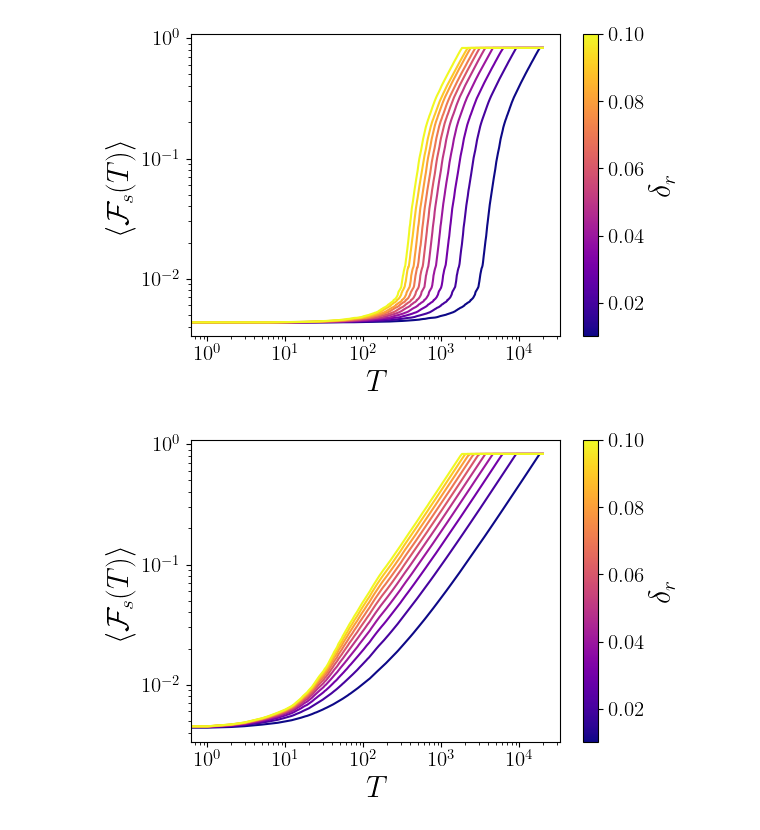
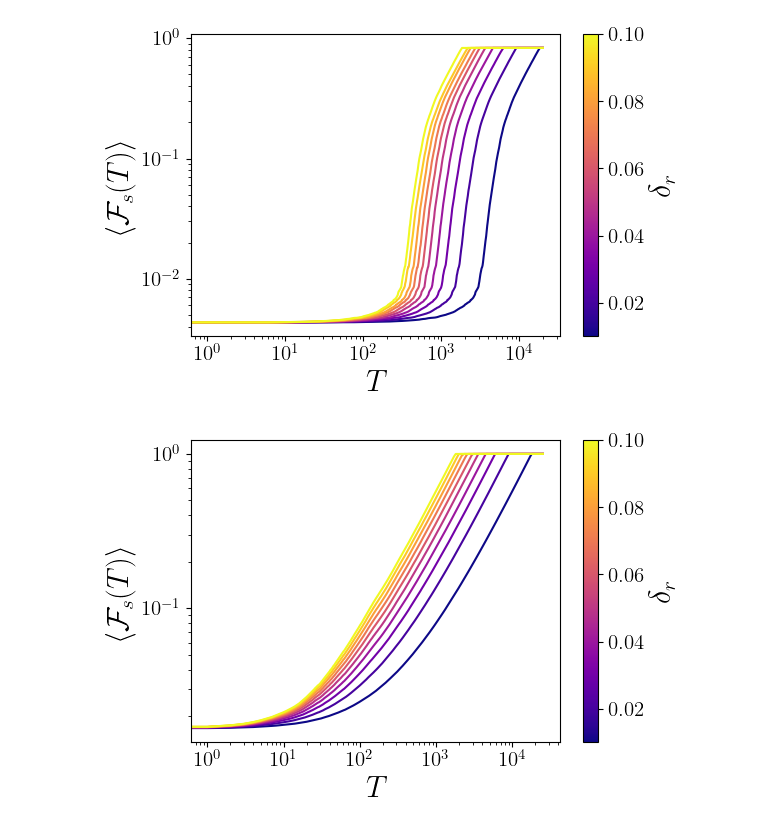
Before and after one commit to khernandezl048/Kuramoto-Redes, a Jupyter notebook: Simulacion/Reparacion_Kuramoto/Determinista_1/Graficas_Reparacion.ipynb, the cells around one changed output. Cells and saved outputs as stored; diff of their text form; code cells hidden in the pictures.

```diff
--- a/Simulacion/Reparacion_Kuramoto/Determinista_1/Graficas_Reparacion.ipynb
+++ b/Simulacion/Reparacion_Kuramoto/Determinista_1/Graficas_Reparacion.ipynb
@@ -175,7 +175,7 @@ plt.show()
 # %% [output]
 [figure]
 # %%
-avg_repair = np.load('F_Deterministic_deltar_worst.npy', allow_pickle=True).item()
+avg_repair = np.load('F_Deterministic_deltar_Worst.npy', allow_pickle=True).item()
 
 # --- PARÁMETROS ---
 T_repair = 25000
@@ -196,31 +196,31 @@ for d in deltas_r:
 
     plt.loglog(
         t_repair,
         avg_repair[d],
         color=color,
         linewidth=1.5,
         label=rf"$\delta_r = {d:.2f}$"
     )
 
 # --- COLORBAR ---
 sm = plt.cm.ScalarMappable(cmap=colormap, norm=norm)
 sm.set_array([])
 
 cbar = plt.colorbar(sm, ax=plt.gca())
 
 cbar.set_label(r'$\delta_r$', fontsize=22)
 cbar.ax.tick_params(labelsize=15)
 
 plt.xlabel(r"$T$", fontsize=22)
 plt.ylabel(r"$\left\langle \mathcal{F}_s(T) \right\rangle$", fontsize=22)
 plt.xticks(fontsize=15)
 plt.yticks(fontsize=15)
 plt.tight_layout()
 
 # --- GUARDAR ---
 plt.savefig('Funcionalidad_Deterministica_delta_r_worst.pdf',
             bbox_inches="tight")
 
 plt.show()
 # %% [output]
-[figure, old version]
+[figure, new version]
```
Also changed, not shown: parts of 1 cell of this notebook, 2 other files.
